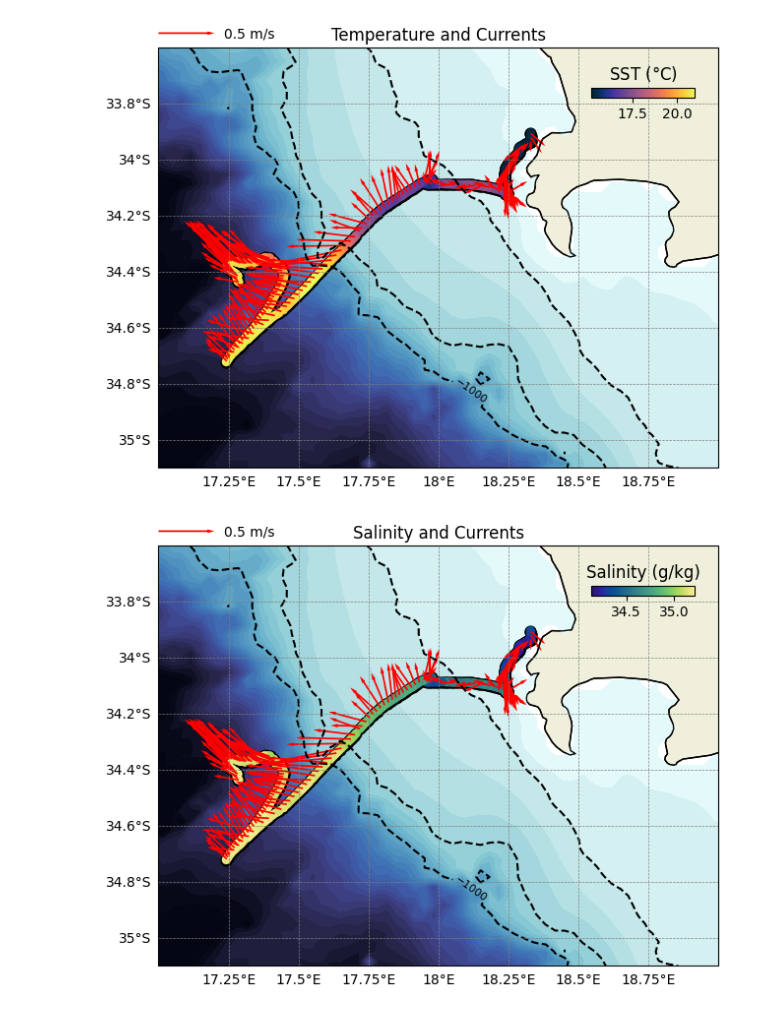
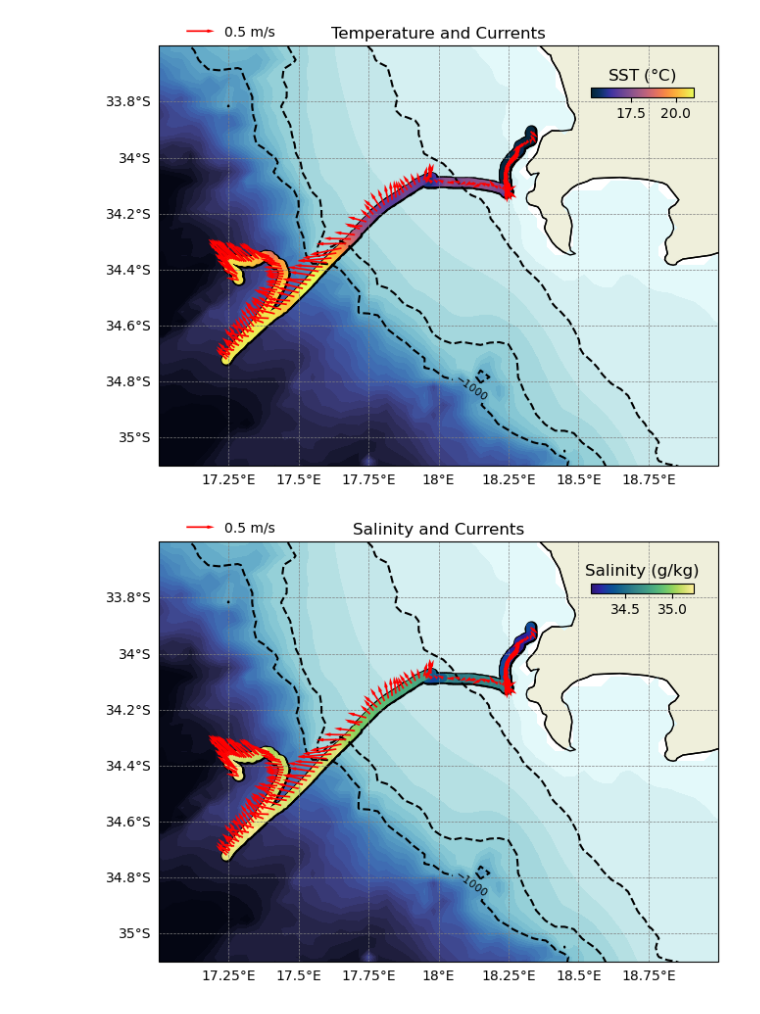
Before and after one commit to marcelduplessis/usv-workshop-sailbuoy, a Jupyter notebook: analysis/code/basic_plots.ipynb, the cells around one changed output. Saved outputs shown, nothing was run; the diff lists cells and outputs as text; code cells hidden in the pictures.

Commit message:
change plots

```diff
--- a/analysis/code/basic_plots.ipynb
+++ b/analysis/code/basic_plots.ipynb
@@ -111,7 +107,7 @@ import cartopy.feature as cfeature
 import cmocean.cm as cmo
 import matplotlib.lines as mlines
 # %%
-def base_plot():
+def base_plot(lon_min, lon_max, lat_min, lat_max):
 
     # Create a plot with Cartopy
     fig = plt.figure(figsize=(7, 5))
@@ -138,36 +134,36 @@ def base_plot():
     cs = ax.contour(bathymetry.x, bathymetry.y, bathymetry.z, levels=[-1000, -500, -200], colors='k', transform=ccrs.PlateCarree())
     ax.clabel(cs, inline=True, fontsize=8)
 
+    quiver = ax.quiver(ds_1h.Long, ds_1h.Lat, ds_1h.u, ds_1h.v, transform=ccrs.PlateCarree(), scale=10, headlength=4, headwidth=2, width=0.003, facecolor='r', zorder=100)
+
+    # Add a quiver key to the plot
+    ax.quiverkey(quiver, X=0.1, Y=1.035, U=0.5, label='0.5 m/s', labelpos='E')
+
     return fig, ax
 # %%
 plot_props = dict(s=30, transform=ccrs.PlateCarree())
 # %%
-fig,ax = base_plot()
+fig,ax = base_plot(lon_min, lon_max, lat_min, lat_max)
 
 # Customr Plot the temperature data ------------------------------------------
 img = ax.scatter(ds.Long, ds.Lat, c='k', s=60, transform=ccrs.PlateCarree())
 img = ax.scatter(ds.Long, ds.Lat, c=ds.AADI_Temp, cmap=cmo.thermal, **plot_props)
 
 ax_cb = fig.add_axes([0.75, 0.825, 0.15, 0.02])
 cbar = plt.colorbar(img, cax=ax_cb, orientation='horizontal')
-
-quiver = ax.quiver(ds_1h.Long, ds_1h.Lat, ds_1h.u, ds_1h.v, transform=ccrs.PlateCarree(), scale=5, headlength=4, headwidth=2, width=0.003, facecolor='r')
-
-# Add a quiver key to the plot
-ax.quiverkey(quiver, X=0.1, Y=1.035, U=0.5, label='0.5 m/s', labelpos='E')
 
 # Add a title
 plt.title('SST ($\degree$C)')
 
 ax.set_title('Temperature and Currents')
 
 fig.tight_layout()
 
 plt.savefig('../../figs/USV_Workshop_Temperature_Currents.png', dpi=300)
 # %% [output]
-[figure, old version]
+[figure, new version]
 # %%
-fig,ax = base_plot()
+fig,ax = base_plot(lon_min, lon_max, lat_min, lat_max)
 
 # Customr Plot the salinity data ------------------------------------------
 img = ax.scatter(ds.Long, ds.Lat, c='k', s=60, transform=ccrs.PlateCarree())
@@ -175,11 +171,6 @@ img = ax.scatter(ds.Long, ds.Lat, c=ds.AADI_Sal, cmap=cmo.haline, **plot_props)
 
 ax_cb = fig.add_axes([0.75, 0.825, 0.15, 0.02])
 cbar = plt.colorbar(img, cax=ax_cb, orientation='horizontal')
-
-quiver = ax.quiver(ds_1h.Long, ds_1h.Lat, ds_1h.u, ds_1h.v, transform=ccrs.PlateCarree(), scale=5, headlength=4, headwidth=2, width=0.003, facecolor='r')
-
-# Add a quiver key to the plot
-ax.quiverkey(quiver, X=0.1, Y=1.035, U=0.5, label='0.5 m/s', labelpos='E')
 
 # Add a title
 plt.title('Salinity (g/kg)')
@@ -190,7 +181,7 @@ fig.tight_layout()
 
 plt.savefig('../../figs/USV_Workshop_Salinity_Currents.png', dpi=300)
 # %% [output]
-[figure, old version]
+[figure, new version]
 # %%
 import matplotlib.dates as mdates
 # %%
```
Also changed, not shown: parts of 3 cells of this notebook.
